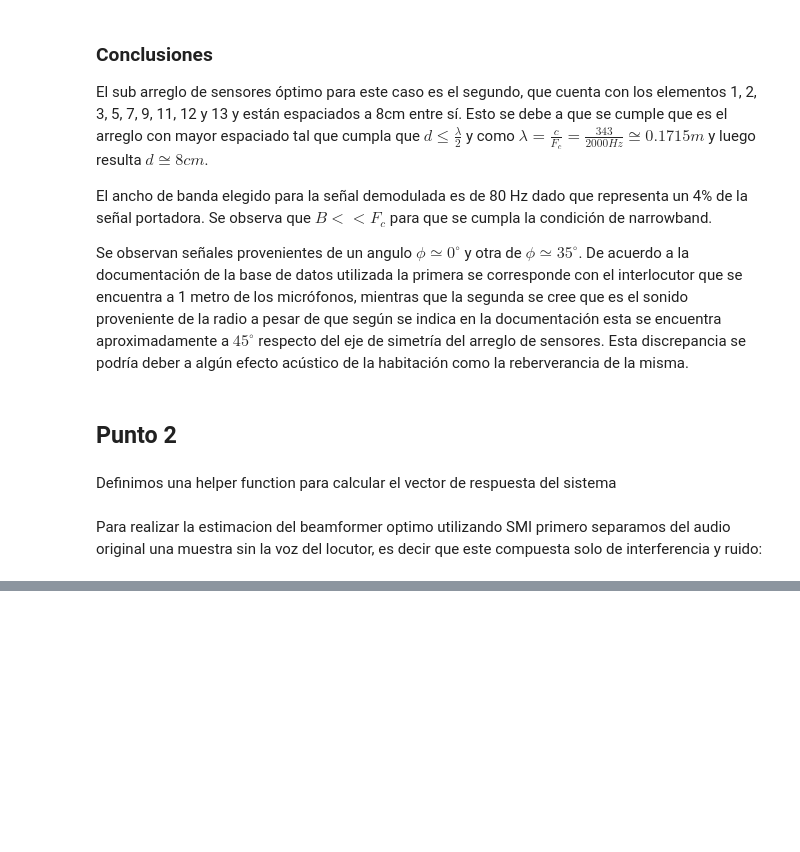
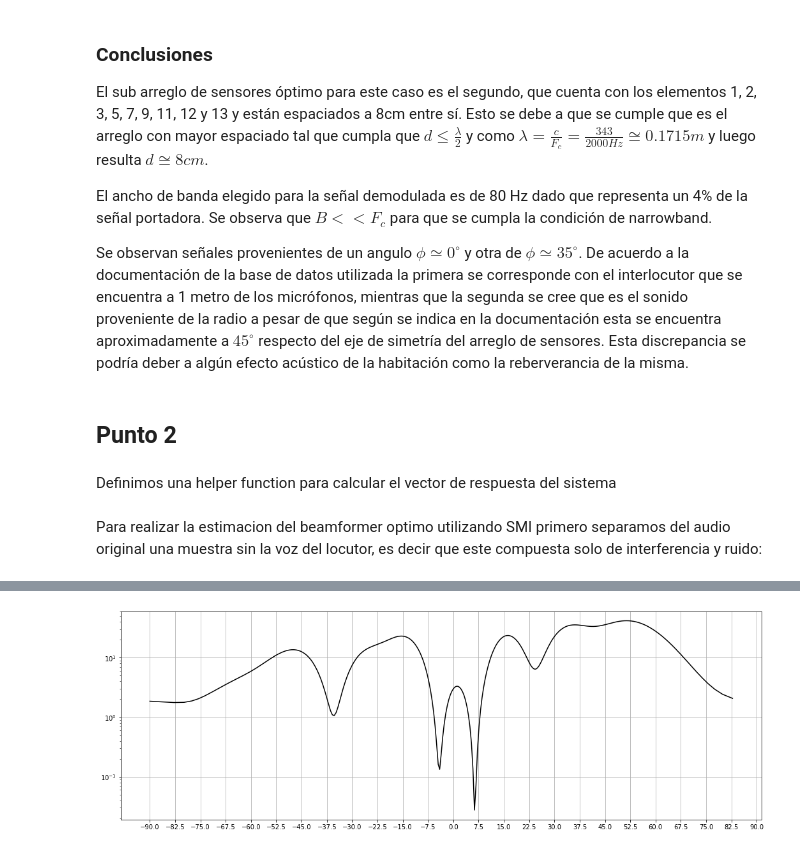
Before and after one commit to mbergerman/Procesamiento-Adaptativo, a Jupyter notebook: TPS/TP4/PASA_TP4_G2.ipynb, the cells around one changed output, grey strips where cells are left out. Cells and saved outputs as stored; diff of their text form; code cells hidden in the pictures; blank space fills up the shorter version.

```diff
--- a/TPS/TP4/PASA_TP4_G2.ipynb
+++ b/TPS/TP4/PASA_TP4_G2.ipynb
@@ -245,0 +220,14 @@ plt.show()
+# %%
+C = fftshift( fft( np.pad( csmi,  (0, 256-m) ) ) )
+pattern = np.abs( C ) ** 2 / m**0.5
+freq = fftshift( fftfreq(len(pattern)) )
+
+phi = np.arcsin(2*freq) * 180 / np.pi
+
+plt.figure(figsize=(18, 6))
+plt.semilogy(phi, pattern, 'k')
+plt.xticks(np.linspace(-90, 90, 24+1))
+plt.grid()
+plt.show()
+# %% [output]
+[figure, added]
```
Also changed, not shown: parts of 6 cells of this notebook.
